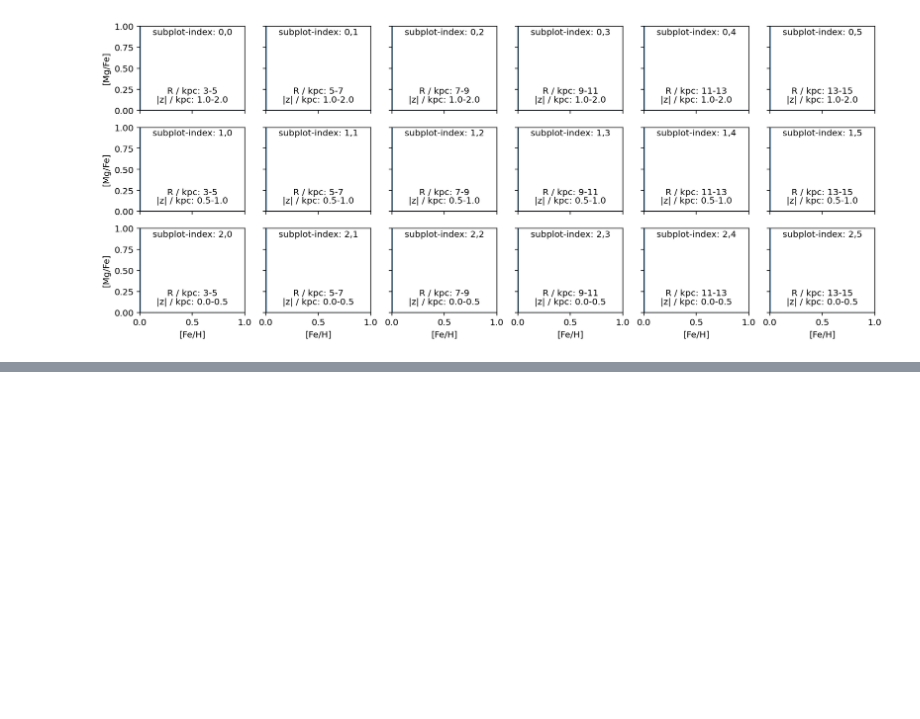
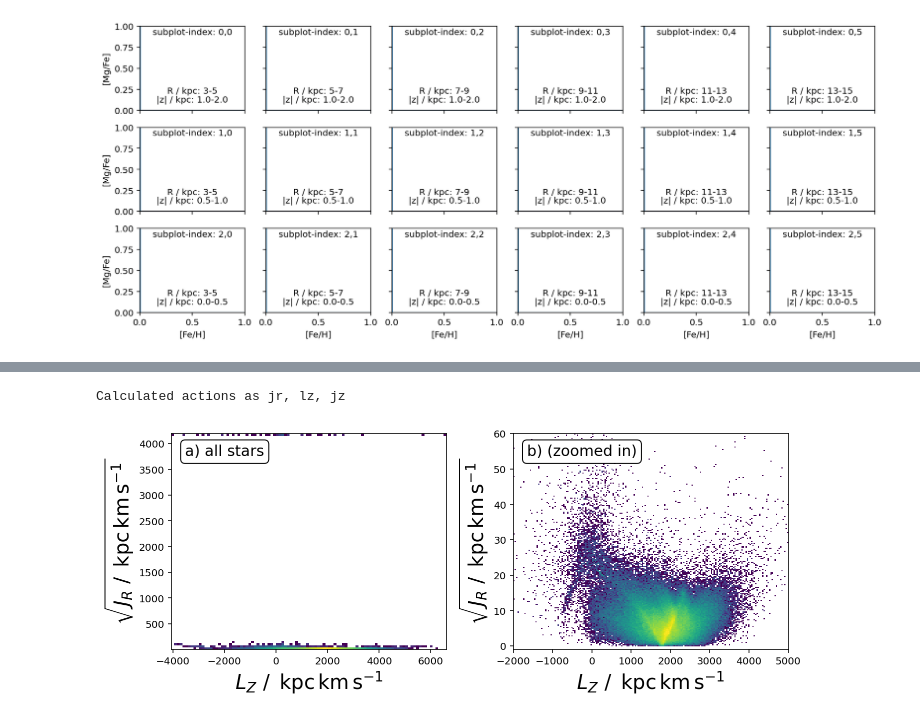
Before and after one commit to svenbuder/ANU_ASTR4006_Week6_Tutorial, a Jupyter notebook: ASTR4006_MilkyWay_Tutorial.ipynb, the cells around one changed output, grey strips where cells are left out. Cells and saved outputs as stored; diff of their text form; code cells hidden in the pictures; blank space fills up the shorter version.

Commit message:
add galpy actions and LZ vs. sqrt(J_R) plot as well

```diff
--- a/ASTR4006_MilkyWay_Tutorial.ipynb
+++ b/ASTR4006_MilkyWay_Tutorial.ipynb
@@ -496,0 +501,58 @@ plt.tight_layout()
+# %%
+# This only works if we have galpy installed!
+try:
+    from galpy.orbit import Orbit
+    from galpy.potential import MWPotential2014
+    from galpy.actionAngle import actionAngleStaeckel
+    aAS = actionAngleStaeckel(
+            pot   = MWPotential2014, #potential
+            delta = 0.45,            #focal length of confocal coordinate system
+            c     = True             #use C code (for speed)
+            )
+
+    R = R_kpc*u.kpc
+    vR = vR_kms*u.km/u.s
+    vT = vT_kms*u.km/u.s
+    z = z_kpc*u.kpc
+    vz = vz_kms*u.km/u.s
+    phi = phi_rad*u.rad
+
+    # Now we can calculate the radial action, azimuthal action (== angular momentum in an axisymmetric potential), and vertical action
+    jr,lz,jz= aAS(
+        R,vR,vT,z,vz,
+        ro=8*u.kpc,vo=220*u.km/u.s
+    )
+    print('Calculated actions as jr, lz, jz')
+except:
+    print('Could not import galpy and calculate actions...')
+# %% [output]
+Calculated actions as jr, lz, jz
+# %%
+# This will only work if the previous cell executed succesfully
+f, gs = plt.subplots(1,2,figsize=(10,4))
+
+ax = gs[0]
+ax.text(0.05,0.95,panels[0]+' all stars',transform=ax.transAxes, fontsize=15, va='top', ha='left',bbox=dict(boxstyle='round', facecolor='w'))
+ax.hist2d(
+    lz,
+    np.sqrt(jr),
+    bins =100,
+    cmin = 1, norm=LogNorm()
+);
+ax.set_xlabel(r'$L_Z~/~\,\mathrm{kpc\,km\,s^{-1}}$',fontsize=20)
+ax.set_ylabel(r'$\sqrt{J_R~/~\,\mathrm{kpc\,km\,s^{-1}}}$',fontsize=20)
+
+ax = gs[1]
+ax.text(0.05,0.95,panels[1]+' (zoomed in)',transform=ax.transAxes, fontsize=15, va='top', ha='left',bbox=dict(boxstyle='round', facecolor='w'))
+ax.hist2d(
+    lz,
+    np.sqrt(jr),
+    bins =(np.linspace(-2000,5000,200),np.linspace(-1,60,200)),
+    cmin = 1, norm=LogNorm()
+);
+ax.set_xlabel(r'$L_Z~/~\,\mathrm{kpc\,km\,s^{-1}}$',fontsize=20)
+ax.set_ylabel(r'$\sqrt{J_R~/~\,\mathrm{kpc\,km\,s^{-1}}}$',fontsize=20)
+
+plt.tight_layout()
+# %% [output]
+[figure, added]
```
Also changed, not shown: parts of 13 cells of this notebook, 1 other file.
